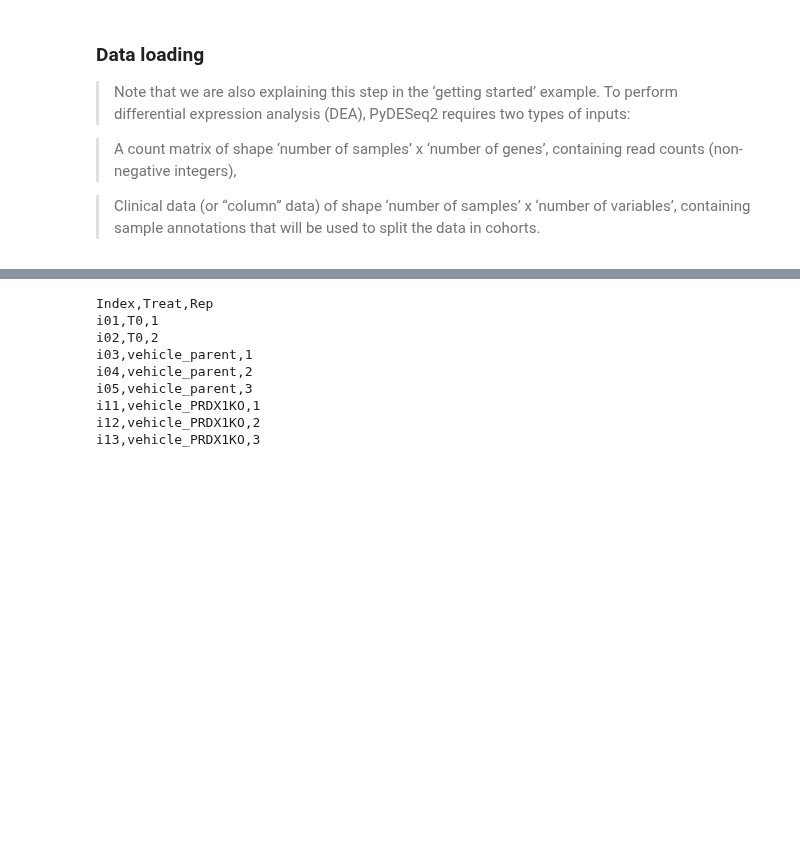
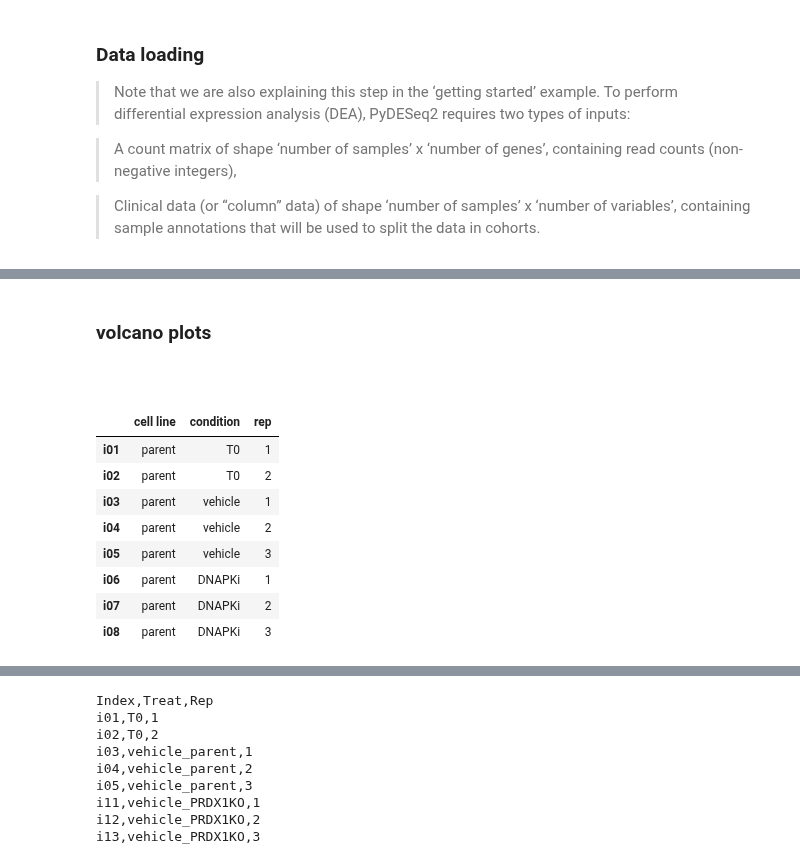
Before and after one commit to abearab/DDRi-screens, a Jupyter notebook: CRISPRi-PRDX1-screens/2_phenotype_scores_using_deseq.ipynb, the cells around one changed output, grey strips where cells are left out. Drawn from its saved outputs; the diff is of its cells as text; code cells hidden in the pictures; blank space fills up the shorter version.

```diff
--- a/CRISPRi-PRDX1-screens/2_phenotype_scores.ipynb
+++ b/CRISPRi-PRDX1-screens/2_phenotype_scores_using_deseq.ipynb
@@ -109,0 +108,2 @@ tau_df = pd.concat([target_df,tau.results_df.loc[target_df.index,]],axis=1)
+# %% [markdown]
+### volcano plots
@@ -109,0 +117,2 @@ tau_df = pd.concat([target_df,tau.results_df.loc[target_df.index,]],axis=1)
+# %% [markdown]
+####
@@ -109,0 +121,12 @@ tau_df = pd.concat([target_df,tau.results_df.loc[target_df.index,]],axis=1)
+# %%
+adata_parent.obs
+# %% [output]
+|  | cell line | condition | rep |
+| i01 | parent | T0 | 1 |
+| i02 | parent | T0 | 2 |
+| i03 | parent | vehicle | 1 |
+| i04 | parent | vehicle | 2 |
+| i05 | parent | vehicle | 3 |
+| i06 | parent | DNAPKi | 1 |
+| i07 | parent | DNAPKi | 2 |
+| i08 | parent | DNAPKi | 3 |
```
Also changed, not shown: parts of 74 cells of this notebook, 1 other file.
